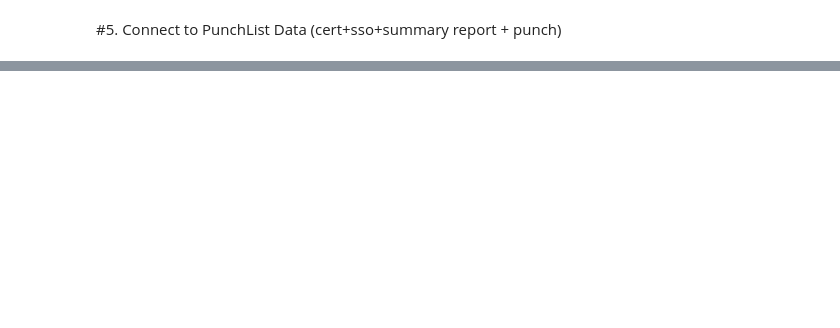
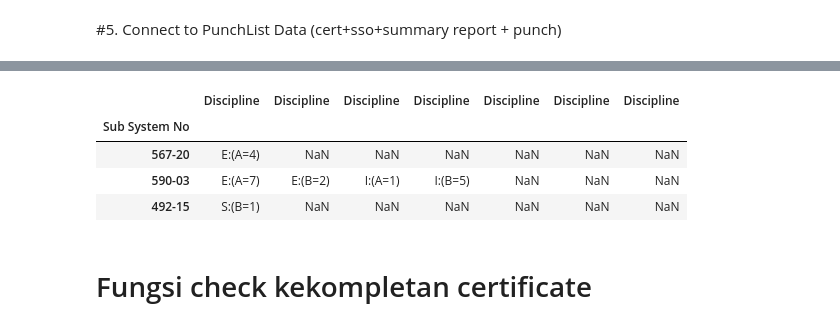
Before and after one commit to jimxs74/SC, a Jupyter notebook: SC62_LembarKoordinasi_Script.ipynb, the cells around one changed output, grey strips where cells are left out. Saved outputs shown, nothing was run; the diff lists cells and outputs as text; code cells hidden in the pictures; blank space fills up the shorter version.

Commit message:
check kesiapan certificate

```diff
--- a/SC62_LembarKoordinasi_Script.ipynb
+++ b/SC62_LembarKoordinasi_Script.ipynb
@@ -240,7 +287,7 @@ sert_sso.head()
 # %% [markdown]
 #5. Connect to PunchList Data (cert+sso+summary report + punch)
 # %%
-#pl = read_data(url_pl,'PL')
+pl = read_data(url_pl,'PL')
 # %%
 # select only useful column
 pl = pl[['Sub System No','Discipline','Category','Punchlist No','Punchlist Description','Status','Phase','Raised By']]
@@ -276,14 +313,0 @@ pl_ab.sample(4)
-# %%
-#pl_ab.columns = ['Punch', 'A','B','C','D','E']
-pl_ab.columns = ['Punch', 'A','B','C','D','E','F'] # jika ada error jumlah element
-#pl_ab.columns = ['Punch', 'A','B','C','D','E','F','G','H','I']
-
-#pl_ab["Punch"] = pl_ab["Punch"].astype(str) + "/" + pl_ab["A"].astype(str) + "/" + pl_ab["B"].astype(str) + "/" + pl_ab["C"].astype(str) + "/" + pl_ab["D"].astype(str) + "/" + pl_ab["E"].astype(str)
-pl_ab["Punch"] = pl_ab["Punch"].astype(str) + "/" + pl_ab["A"].astype(str) + "/" + pl_ab["B"].astype(str) + "/" + pl_ab["C"].astype(str) + "/" + pl_ab["D"].astype(str) + "/" + pl_ab["E"].astype(str) + "/" + pl_ab["F"].astype(str)
-#pl_ab["Punch"] = pl_ab["Punch"].astype(str) + "/" + pl_ab["A"].astype(str) + "/" + pl_ab["B"].astype(str) + "/" + pl_ab["C"].astype(str) + "/" + pl_ab["D"].astype(str) + "/" + pl_ab["E"].astype(str) + "/" + pl_ab["F"].astype(str) + "/" + pl_ab["G"].astype(str)
-
-pl_ab = pl_ab.drop(columns=['A','B','C','D','E'])# jika ada error jumlah element
-#pl_ab = pl_ab.drop(columns=['A','B','C','D','E','F'])# jika ada error jumlah element
-#pl_ab = pl_ab.drop(columns=['A','B','C','D','E','F','G','H','I'])
-
-pl_ab['Punch'] = pl_ab['Punch'].str.replace(r'nan[/]','', regex=True).str.replace(r'/nan','', regex=True)
@@ -480,0 +314,8 @@ sc17_cert = sc17_cert[['Sub-System No.','Date','Discipline','Certificate','Submi
+# %%
+pl_ab.sample(3)
+# %% [output]
+|  | Discipline | Discipline | Discipline | Discipline | Discipline | Discipline | Discipline |
+| Sub System No |  |  |  |  |  |  |  |
+| 567-20 | E:(A=4) | NaN | NaN | NaN | NaN | NaN | NaN |
+| 590-03 | E:(A=7) | E:(B=2) | I:(A=1) | I:(B=5) | NaN | NaN | NaN |
+| 492-15 | S:(B=1) | NaN | NaN | NaN | NaN | NaN | NaN |
@@ -480,0 +347,2 @@ sc17_cert = sc17_cert[['Sub-System No.','Date','Discipline','Certificate','Submi
+# %% [markdown]
+# Fungsi check kekompletan certificate
```
Also changed, not shown: parts of 102 cells of this notebook.
